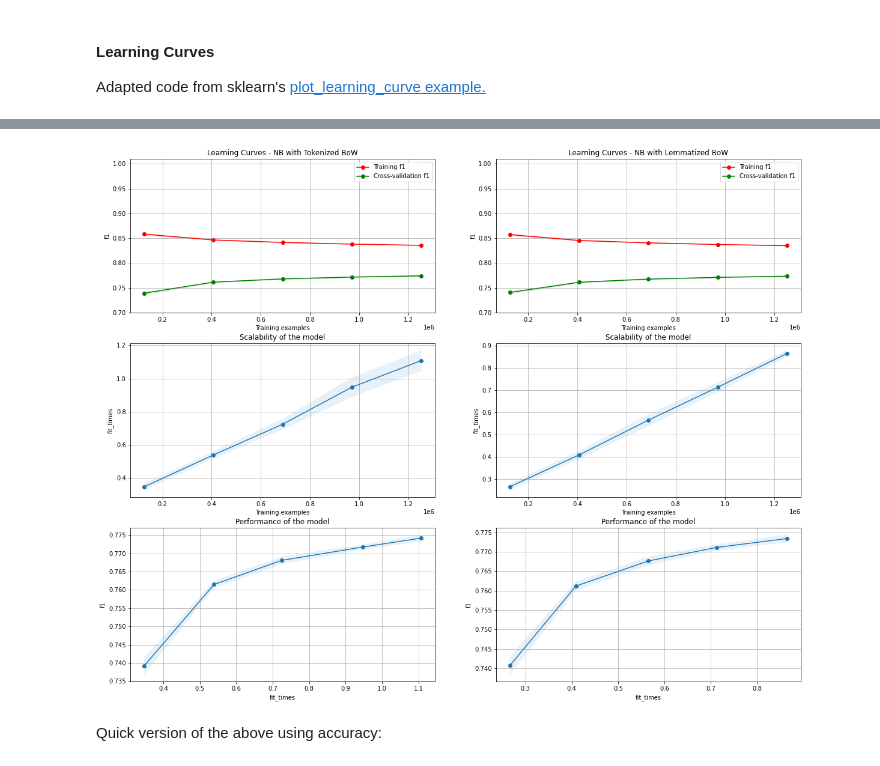
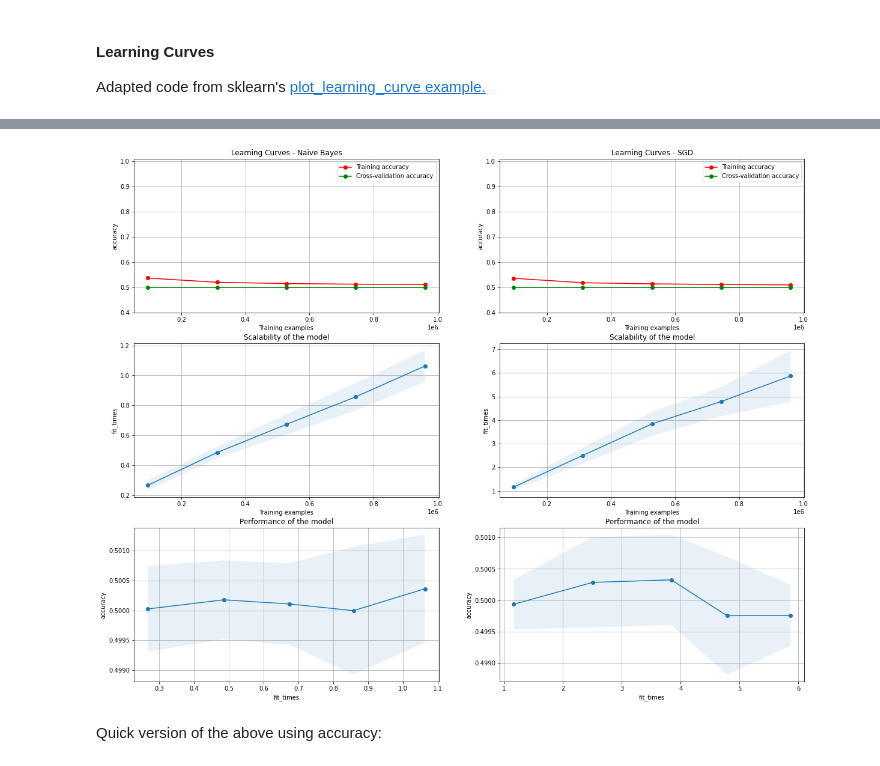
Before and after one commit to BigBangData/NaturalLanguageProcessing, a Jupyter notebook: sentiment140/05_Twitter_Sentiment_Analysis_NaiveBayes.ipynb, the cells around one changed output, grey strips where cells are left out. Drawn from its saved outputs; the diff is of its cells as text; code cells hidden in the pictures.

```diff
--- a/sentiment140/05_Twitter_Sentiment_Analysis_NaiveBayes.ipynb
+++ b/sentiment140/05_Twitter_Sentiment_Analysis_NaiveBayes.ipynb
@@ -43,12 +40,14 @@ def timer(func):
 # processed dir
 proc_dir = os.path.join("..","data","3_processed","sentiment140")
 
-# load X_bow matrix
-X_path = os.path.join(proc_dir, "X_bow.npz")
-X_bow = sp.load_npz(X_path)
+# load X_bow matrices
+X_bow_ung = sp.load_npz(os.path.join(proc_dir, "X_bow_ung.npz"))
+X_bow_big = sp.load_npz(os.path.join(proc_dir, "X_bow_big.npz"))
 
 # load y target vector
 y_filepath = os.path.join(proc_dir, "y_train.npy")
 
 with open(y_filepath, 'rb') as f:
     y_train = np.load(f)
+
+y_train = y_train.ravel() # contiguous flattened array
@@ -300,5 +88,0 @@ For Naive Bayes, the BoW tokenized, filtered, or lemmatized versions have the be
-# %%
-# split full tokenized set
-X_train, X_test, y_train, y_test = \
-train_test_split(X_tokn_bow, y, test_size=0.2, random_state=42)
-y_scores = cross_val_predict(NB_clf, X_train, y_train, cv=5)
@@ -448,22 +235,23 @@ def plot_learning_curve(estimator, title, X, y, axes=None, ylim=None, cv=None,
     axes[2].set_title("Performance of the model")
 
     return plt
+# %%
+# Cross validation with n_splits iterations to get smoother mean test and train
+# score curves, each time with 20% data randomly selected as a validation set.
+cv_folds = ShuffleSplit(n_splits=10, test_size=0.2, random_state=42)
+NB_clf = MultinomialNB()
+SGD_clf = SGDClassifier(random_state=42)
 # %%
 fig, axes = plt.subplots(3, 2, figsize=(20, 16))
 
-# Cross validation with n_splits iterations to get smoother mean test and train
-# score curves, each time with 20% data randomly selected as a validation set.
-cv = ShuffleSplit(n_splits=10, test_size=0.2, random_state=42)
-estimator = MultinomialNB()
+title1 = "Learning Curves - Naive Bayes"
+plot_learning_curve(NB_clf, title1, X_bow, y_train,
+                    axes=axes[:, 0], ylim=(0.4, 1.01),
+                    cv=cv_folds, n_jobs=2, scoring='accuracy')
 
-title1 = "Learning Curves - NB with Tokenized BoW"
-plot_learning_curve(estimator, title1, X_tokn_bow, y,
-                    axes=axes[:, 0], ylim=(0.7, 1.01),
-                    cv=cv, n_jobs=4, scoring='f1')
-
-title2 = "Learning Curves - NB with Lemmatized BoW"
-plot_learning_curve(estimator, title2, X_lemm_bow, y,
-                    axes=axes[:, 1], ylim=(0.7, 1.01),
-                    cv=cv, n_jobs=3, scoring='f1')
+title2 = "Learning Curves - SGD"
+plot_learning_curve(SGD_clf, title2, X_bow, y_train,
+                    axes=axes[:, 1], ylim=(0.4, 1.01),
+                    cv=cv_folds, n_jobs=2, scoring='accuracy')
 plt.show()
 # %% [output]
@@ -472,4 +258,4 @@ Elapsed time: 22.5631 seconds
-[figure, old version]
+[figure, new version]
 # %% [markdown]
 Quick version of the above using accuracy:
 # %%
```
Also changed, not shown: parts of 54 cells of this notebook, 2 other files.
